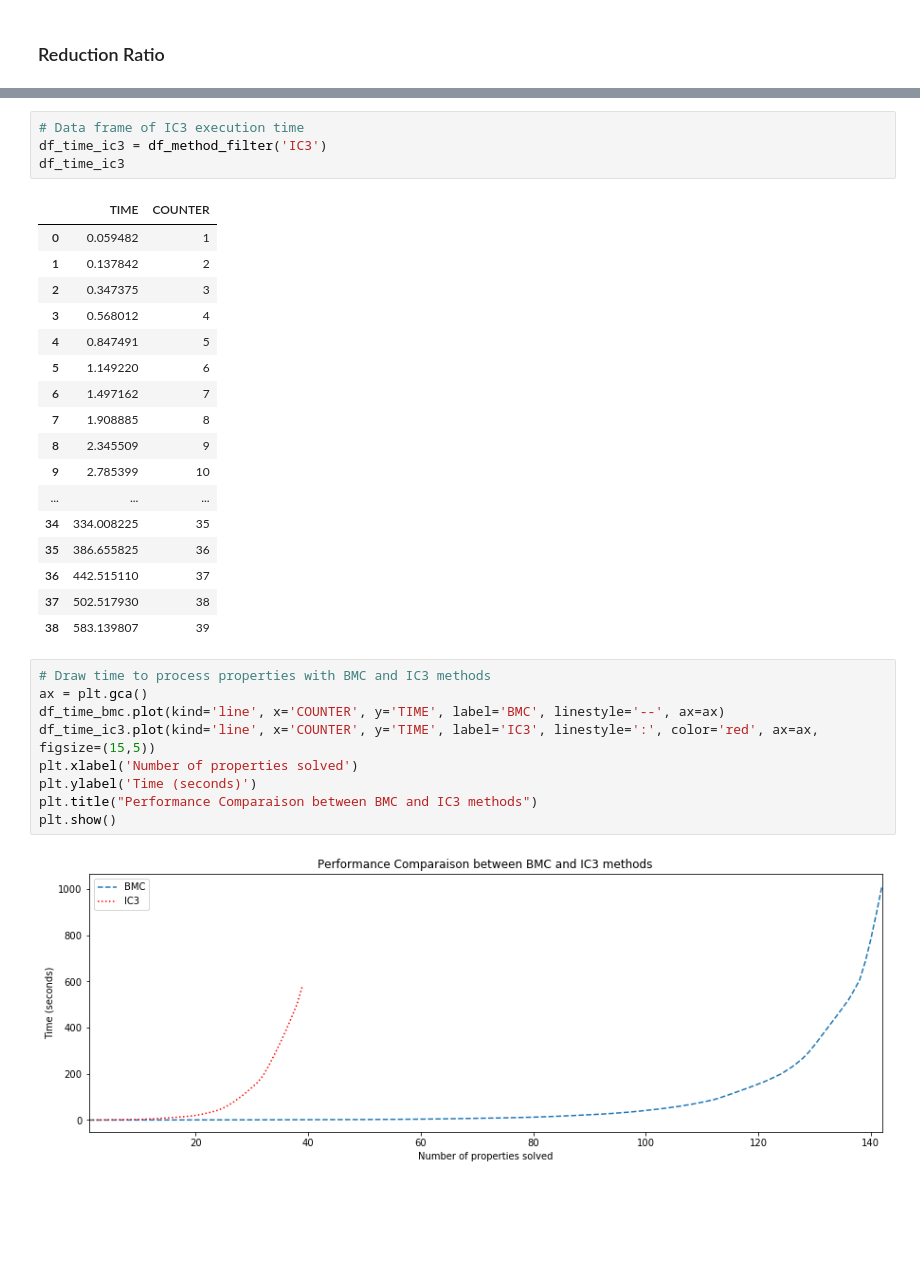
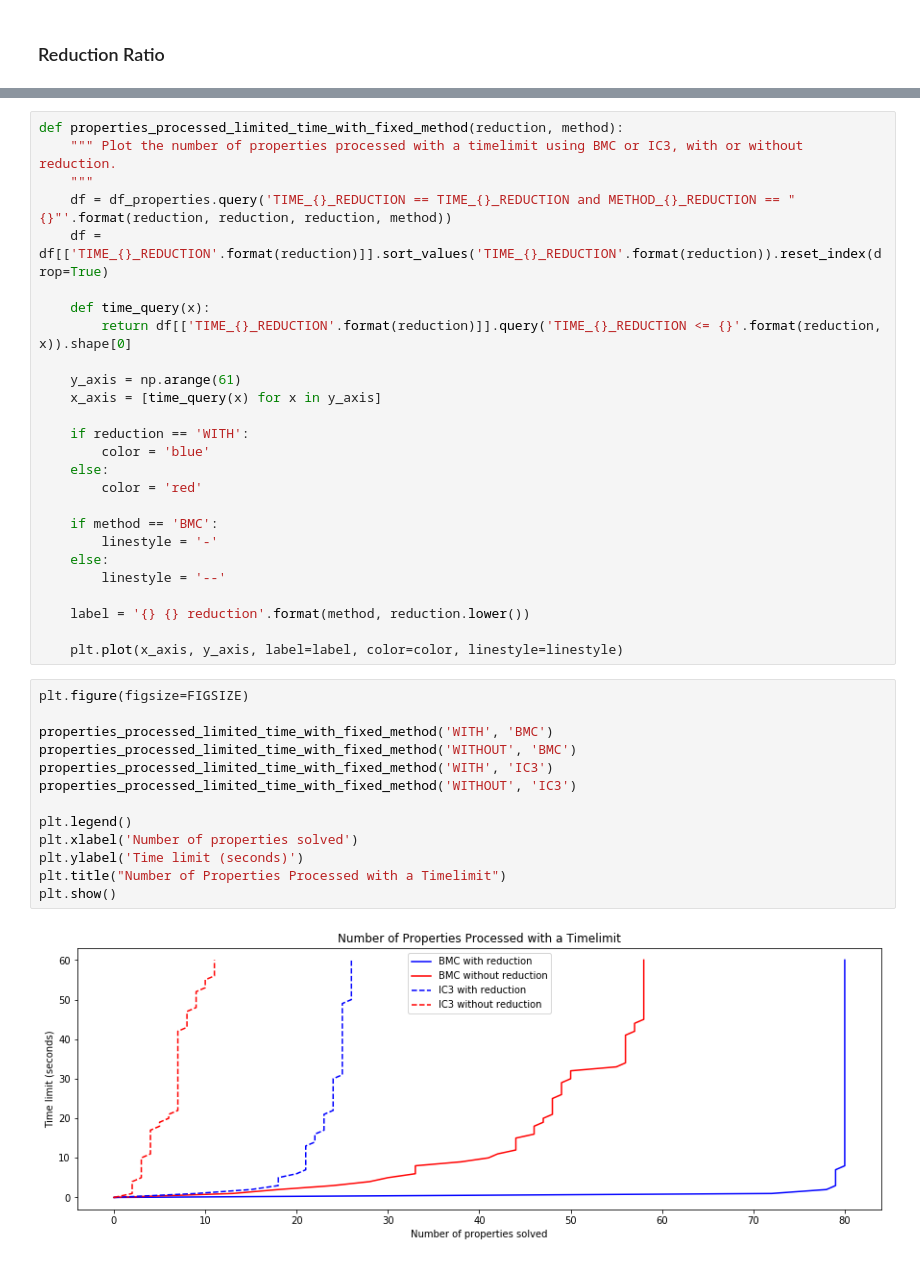
Before and after one commit to nicolasAmat/SMPT, a Jupyter notebook: benchmark/experimental_results.ipynb, the cells around one changed output, grey strips where cells are left out. Saved outputs shown, nothing was run; the diff lists cells and outputs as text; blank space fills up the shorter version.

```diff
--- a/benchmark/experimental_results.ipynb
+++ b/benchmark/experimental_results.ipynb
@@ -273,33 +233,41 @@ df_time_bmc
-# %%
-# Data frame of IC3 execution time
-df_time_ic3 = df_method_filter('IC3')
-df_time_ic3
-# %% [output]
-|  | TIME | COUNTER |
-| 0 | 0.059482 | 1 |
-| 1 | 0.137842 | 2 |
-| 2 | 0.347375 | 3 |
-| 3 | 0.568012 | 4 |
-| 4 | 0.847491 | 5 |
-| 5 | 1.149220 | 6 |
-| 6 | 1.497162 | 7 |
-| 7 | 1.908885 | 8 |
-| 8 | 2.345509 | 9 |
-| 9 | 2.785399 | 10 |
-| ... | ... | ... |
-| 34 | 334.008225 | 35 |
-| 35 | 386.655825 | 36 |
-| 36 | 442.515110 | 37 |
-| 37 | 502.517930 | 38 |
-| 38 | 583.139807 | 39 |
-# %%
-# Draw time to process properties with BMC and IC3 methods
-ax = plt.gca()
-df_time_bmc.plot(kind='line', x='COUNTER', y='TIME', label='BMC', linestyle='--', ax=ax)
-df_time_ic3.plot(kind='line', x='COUNTER', y='TIME', label='IC3', linestyle=':', color='red', ax=ax, figsize=(15,5))
-plt.xlabel('Number of properties solved')
-plt.ylabel('Time (seconds)')
-plt.title("Performance Comparaison between BMC and IC3 methods")
-plt.show()
-# %% [output]
-[figure, removed]
+# %%
+def properties_processed_limited_time_with_fixed_method(reduction, method):
+    """ Plot the number of properties processed with a timelimit using BMC or IC3, with or without reduction.
+    """
+    df = df_properties.query('TIME_{}_REDUCTION == TIME_{}_REDUCTION and METHOD_{}_REDUCTION == "{}"'.format(reduction, reduction, reduction, method))
+    df = df[['TIME_{}_REDUCTION'.format(reduction)]].sort_values('TIME_{}_REDUCTION'.format(reduction)).reset_index(drop=True)
+
+    def time_query(x):
+        return df[['TIME_{}_REDUCTION'.format(reduction)]].query('TIME_{}_REDUCTION <= {}'.format(reduction, x)).shape[0]
+
+    y_axis = np.arange(61)
+    x_axis = [time_query(x) for x in y_axis]
+
+    if reduction == 'WITH':
+        color = 'blue'
+    else:
+        color = 'red'
+
+    if method == 'BMC':
+        linestyle = '-'
+    else:
+        linestyle = '--'
+
+    label = '{} {} reduction'.format(method, reduction.lower())
+
+    plt.plot(x_axis, y_axis, label=label, color=color, linestyle=linestyle)
+# %%
+plt.figure(figsize=FIGSIZE)
+
+properties_processed_limited_time_with_fixed_method('WITH', 'BMC')
+properties_processed_limited_time_with_fixed_method('WITHOUT', 'BMC')
+properties_processed_limited_time_with_fixed_method('WITH', 'IC3')
+properties_processed_limited_time_with_fixed_method('WITHOUT', 'IC3')
+
+plt.legend()
+plt.xlabel('Number of properties solved')
+plt.ylabel('Time limit (seconds)')
+plt.title("Number of Properties Processed with a Timelimit")
+plt.show()
+# %% [output]
+[figure, added]
```
Also changed, not shown: parts of 26 cells of this notebook.
